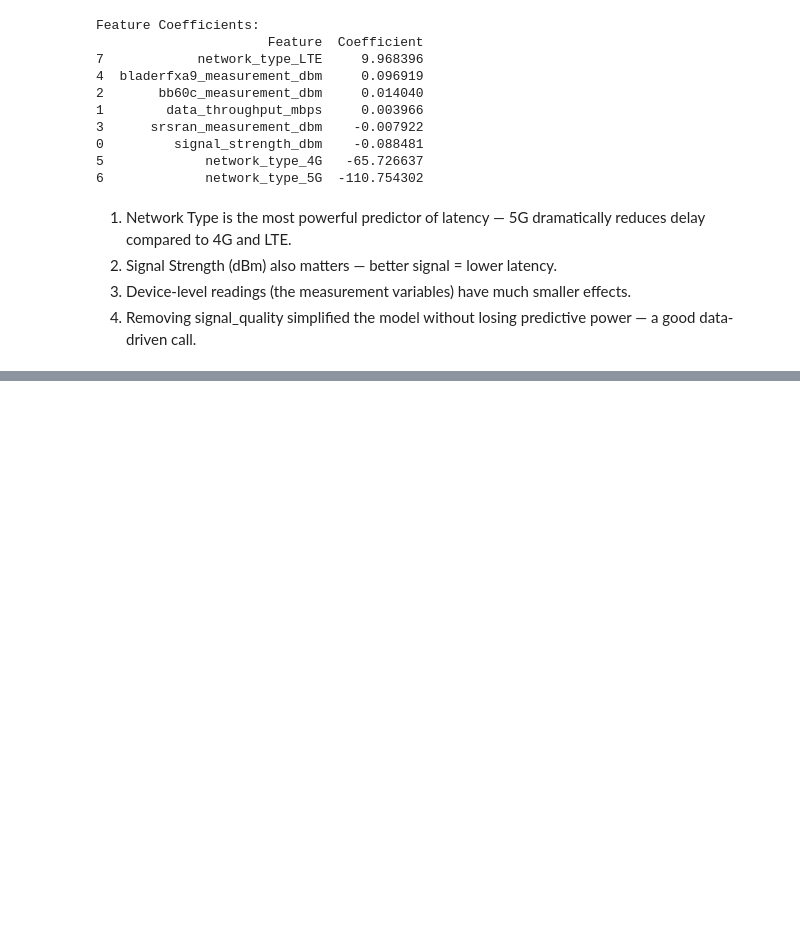
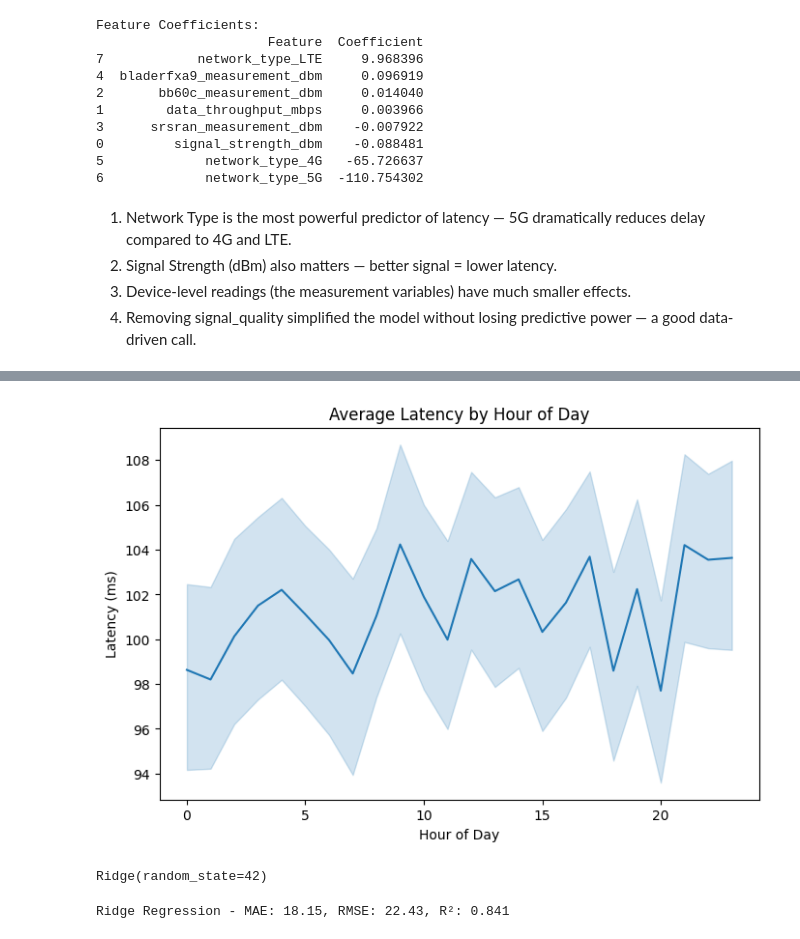
Before and after one commit to izaan-khudadad/Data-Mining, a Jupyter notebook: Datamining_project3.ipynb, the cells around one changed output, grey strips where cells are left out. Cells and saved outputs as stored; diff of their text form; code cells hidden in the pictures; blank space fills up the shorter version.

```diff
--- a/Datamining_project3.ipynb
+++ b/Datamining_project3.ipynb
@@ -137,0 +157,8 @@ Feature Coefficients:
+# %%
+df = df.dropna(subset=['latency_ms','signal_strength_dbm','data_throughput_mbps','network_type','timestamp'])
+
+# Feature engineering
+df['timestamp'] = pd.to_datetime(df['timestamp'], errors='coerce')
+df = df.dropna(subset=['timestamp'])
+df['hour'] = df['timestamp'].dt.hour
+df['weekday'] = df['timestamp'].dt.weekday
@@ -137,0 +215,9 @@ Feature Coefficients:
+# %%
+plt.figure(figsize=(8,5))
+sns.lineplot(x='hour', y='latency_ms', data=df)
+plt.title("Average Latency by Hour of Day")
+plt.xlabel("Hour of Day")
+plt.ylabel("Latency (ms)")
+plt.show()
+# %% [output]
+[figure, added]
@@ -137,0 +239,18 @@ Feature Coefficients:
+# %%
+# Train/test split
+X_train, X_test, y_train, y_test = train_test_split(X, y, test_size=0.2, random_state=42)
+
+# Ridge
+ridge = Ridge(alpha=1.0, random_state=42)
+ridge.fit(X_train, y_train)
+# %% [output]
+Ridge(random_state=42)
+# %%
+# Evaluate
+y_pred = ridge.predict(X_test)
+mae  = mean_absolute_error(y_test, y_pred)
+rmse = math.sqrt(((y_test - y_pred)**2).mean())
+r2   = r2_score(y_test, y_pred)
+print(f"Ridge Regression - MAE: {mae:.2f}, RMSE: {rmse:.2f}, R²: {r2:.3f}")
+# %% [output]
+Ridge Regression - MAE: 18.15, RMSE: 22.43, R²: 0.841
```
Also changed, not shown: parts of 15 cells of this notebook.
